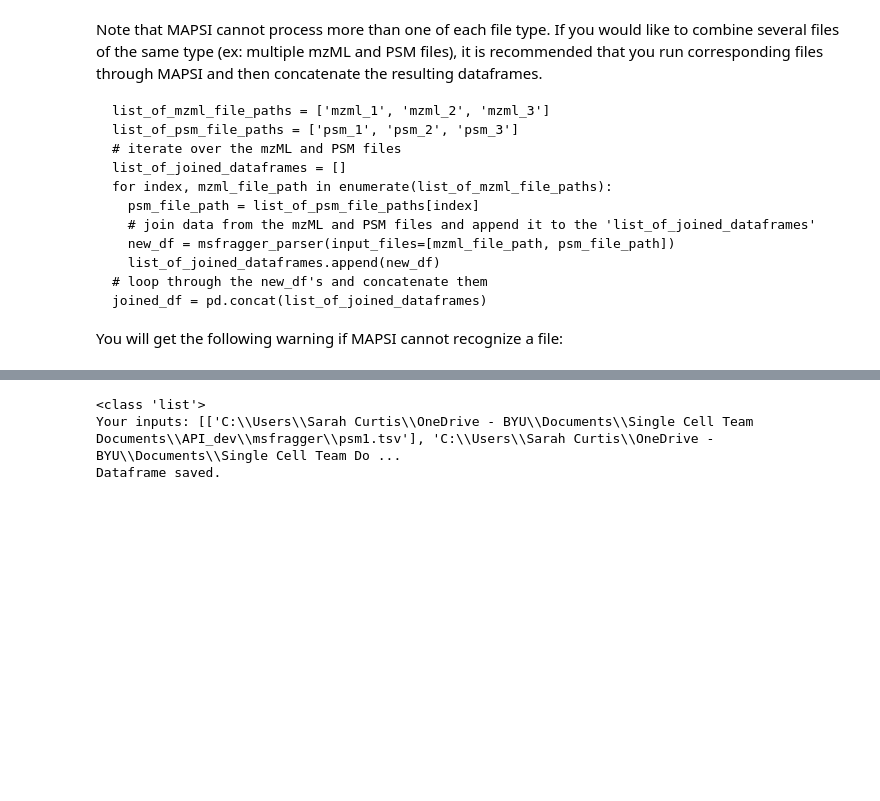
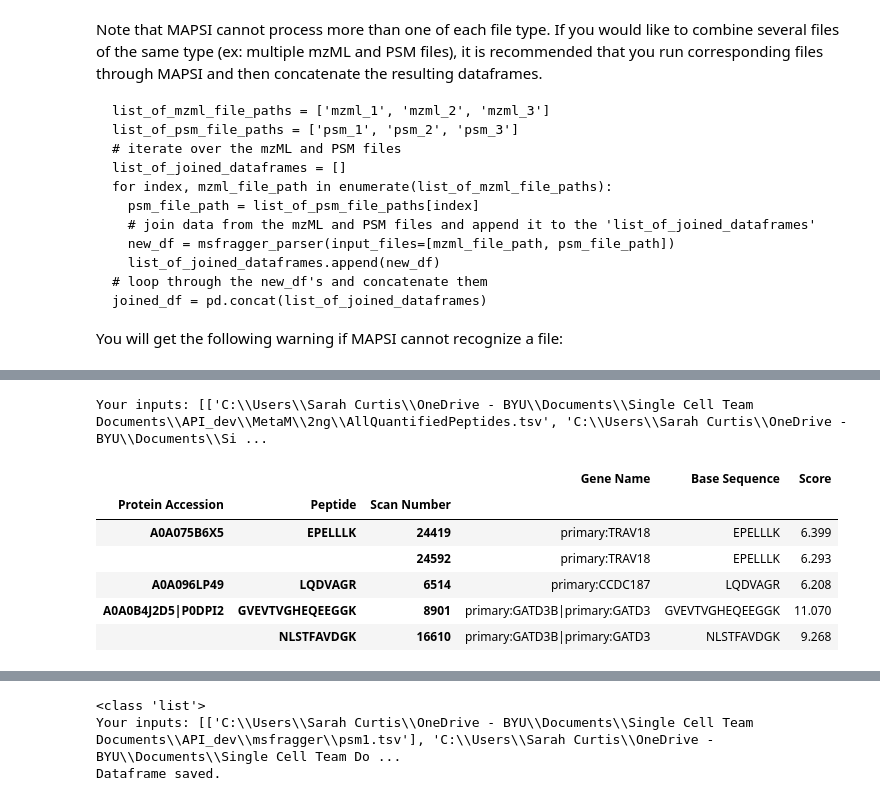
Before and after one commit to PayneLab/MAPSI, a Jupyter notebook: Parser_code/MAPSI_tutorial.ipynb, the cells around one changed output, grey strips where cells are left out. Saved outputs shown, nothing was run; the diff lists cells and outputs as text; code cells hidden in the pictures; blank space fills up the shorter version.

```diff
--- a/Parser_code/MAPSI_tutorial.ipynb
+++ b/Parser_code/MAPSI_tutorial.ipynb
@@ -84,0 +98,12 @@ my_dataframe = my_dataframe[example_columns_to_keep]
+# %%
+my_dataframe = MetaMorpheus_parser(input_files=[mm_peptideQ_file_path, mm_psm_file_path, mm_protein_file_path], columns_to_keep=['Scan Number', 'Protein Accession', 'Peptide', 'Gene Name', 'Base Sequence', 'Score'])
+my_dataframe.head()
+# %% [output]
+Your inputs: [['C:\\Users\\Sarah Curtis\\OneDrive - BYU\\Documents\\Single Cell Team Documents\\API_dev\\MetaM\\2ng\\AllQuantifiedPeptides.tsv', 'C:\\Users\\Sarah Curtis\\OneDrive - BYU\\Documents\\Si ...
+|  |  |  | Gene Name | Base Sequence | Score |
+| Protein Accession | Peptide | Scan Number |  |  |  |
+| A0A075B6X5 | EPELLLK | 24419 | primary:TRAV18 | EPELLLK | 6.399 |
+|  |  | 24592 | primary:TRAV18 | EPELLLK | 6.293 |
+| A0A096LP49 | LQDVAGR | 6514 | primary:CCDC187 | LQDVAGR | 6.208 |
+| A0A0B4J2D5|P0DPI2 | GVEVTVGHEQEEGGK | 8901 | primary:GATD3B|primary:GATD3 | GVEVTVGHEQEEGGK | 11.070 |
+|  | NLSTFAVDGK | 16610 | primary:GATD3B|primary:GATD3 | NLSTFAVDGK | 9.268 |
```
Also changed, not shown: parts of 8 cells of this notebook, 4 other files.
